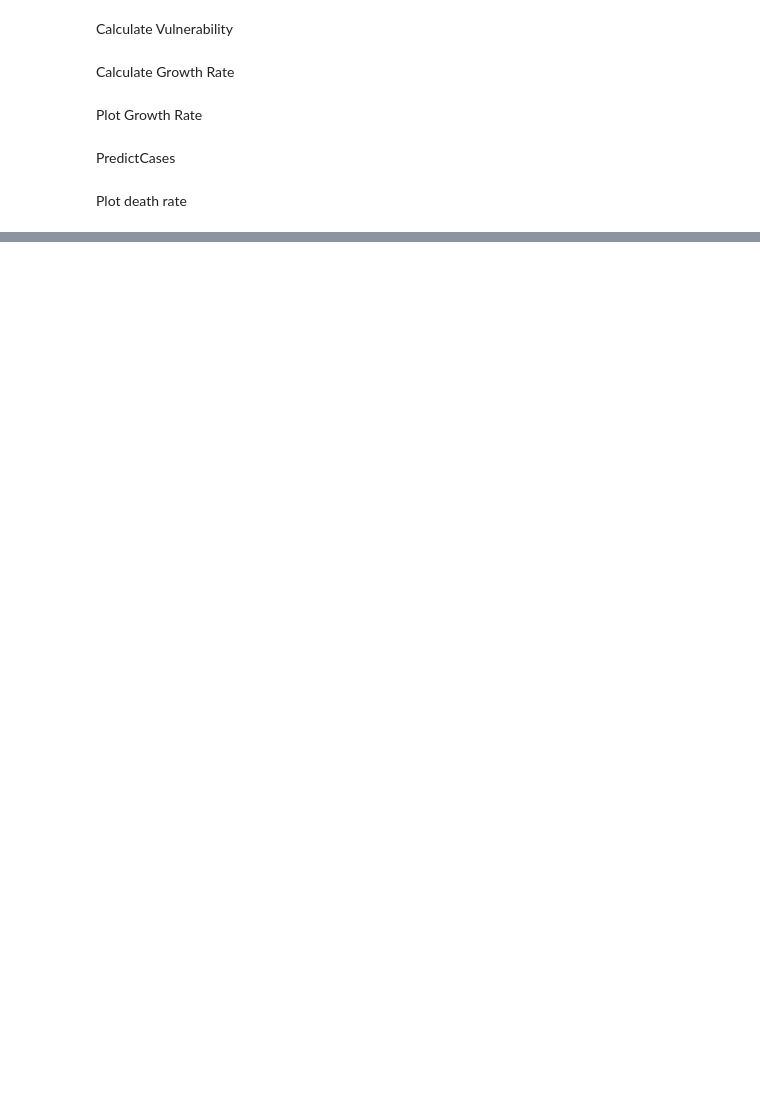
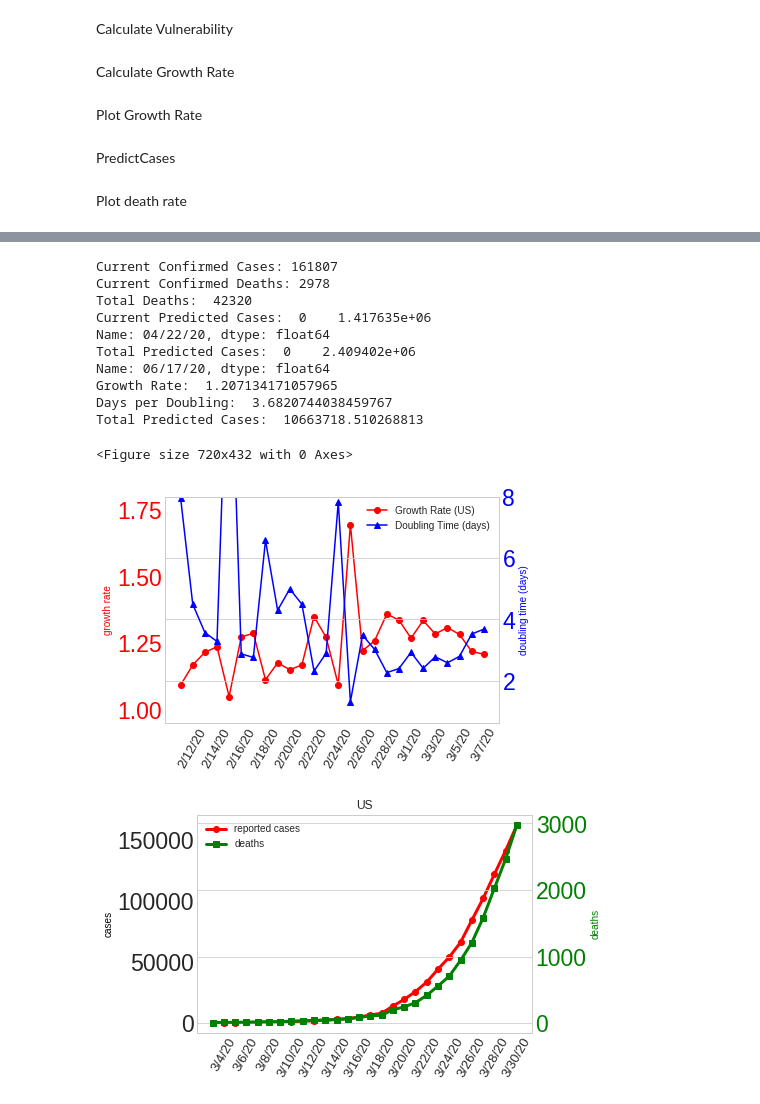
Before and after one commit to lachmann12/covid19, a Jupyter notebook: Predict exponential.ipynb, the cells around one changed output, grey strips where cells are left out. Drawn from its saved outputs; the diff is of its cells as text; code cells hidden in the pictures; blank space fills up the shorter version.

```diff
--- a/Predict exponential.ipynb
+++ b/Predict exponential.ipynb
@@ -162,6 +174,7 @@ def plotGR(country1, gr, doublings):
     ax2.tick_params(axis='y', colors='blue')
 
     res2, = ax2.plot(doublings, 'b^-', label="Doubling Time (days)")
+    plt.ylim(top=8)
     plt.ylabel("doubling time (days)")
     plt.legend(handles=[res1, res2])
     plt.show()
@@ -396,42 +441,62 @@ def getallMGR():
 # %%
-country1 = "Spain"
+country1 = "US"
 country2 = "South Korea"
 
 ma = np.where(cases["Country/Region"] == country1)[0]
 c_count_1 = cases.iloc[ma, 4:].sum(axis=0)
 d_count_1 = deaths.iloc[ma, 4:].sum(axis=0)
+
+print("Current Confirmed Cases:", c_count_1[-1])
+print("Current Confirmed Deaths:", d_count_1[-1])
 
 ma = np.where(cases["Country/Region"] == country2)[0]
 c_count_1 = cases.iloc[ma, 4:].sum(axis=0)
 d_count_1 = deaths.iloc[ma, 4:].sum(axis=0)
 
 drr = d_count_1[-1]/c_count_1[-1]
 
-
-
-print(c_count_1[-1])
-
 mean_days_death = 18
 asym_days = 5
 
 d_shift = mean_days_death + asym_days
 
 exp_diff = calcVF(country1, country2)
-print(exp_diff)
 
-exp_d = extrapolateDeaths(country1, fit_rate, -4, timescale=80)
+exp_d = extrapolateDeaths(country1, fit_rate, -findDecayShift(ggr, fit_rate), timescale=80)
 
-num = exp_d.iloc[23]/(exp_diff*drr)
-print(num)
+print("Total Deaths: ", str(int(exp_d.iloc[-1,0])))
 
+num = exp_d.iloc[d_shift]/(exp_diff*drr)
+print("Current Predicted Cases: ", str(num))
+
+num = exp_d.iloc[-1]/(exp_diff*drr)
+print("Total Predicted Cases: ", str(num))
 
 gr = calculateGR(country1, d_shift)
+print("Growth Rate: ", str(gr[-1]))
+
 mean_gr = sum(list(gr))/len(list(gr))
 mean_double = math.log(2)/math.log(mean_gr)
 doublings = np.log(2)/np.log(gr)
+print("Days per Doubling: ", str(doublings[-1]))
+
+print("Total Predicted Cases: ",shift_cases[-1])
 
 plotGR(country1, gr, doublings)
 
-shift_cases = predictCases(country1, country2, d_shift, p=True)
 
 plotDR(country1, country2)
+# %% [output]
+Current Confirmed Cases: 161807
+Current Confirmed Deaths: 2978
+Total Deaths:  42320
+Current Predicted Cases:  0    1.417635e+06
+Name: 04/22/20, dtype: float64
+Total Predicted Cases:  0    2.409402e+06
+Name: 06/17/20, dtype: float64
+Growth Rate:  1.207134171057965
+Days per Doubling:  3.6820744038459767
+Total Predicted Cases:  10663718.510268813
+<Figure size 720x432 with 0 Axes>
+[figure, added]
+[figure, added]
```
Also changed, not shown: parts of 8 cells of this notebook.
